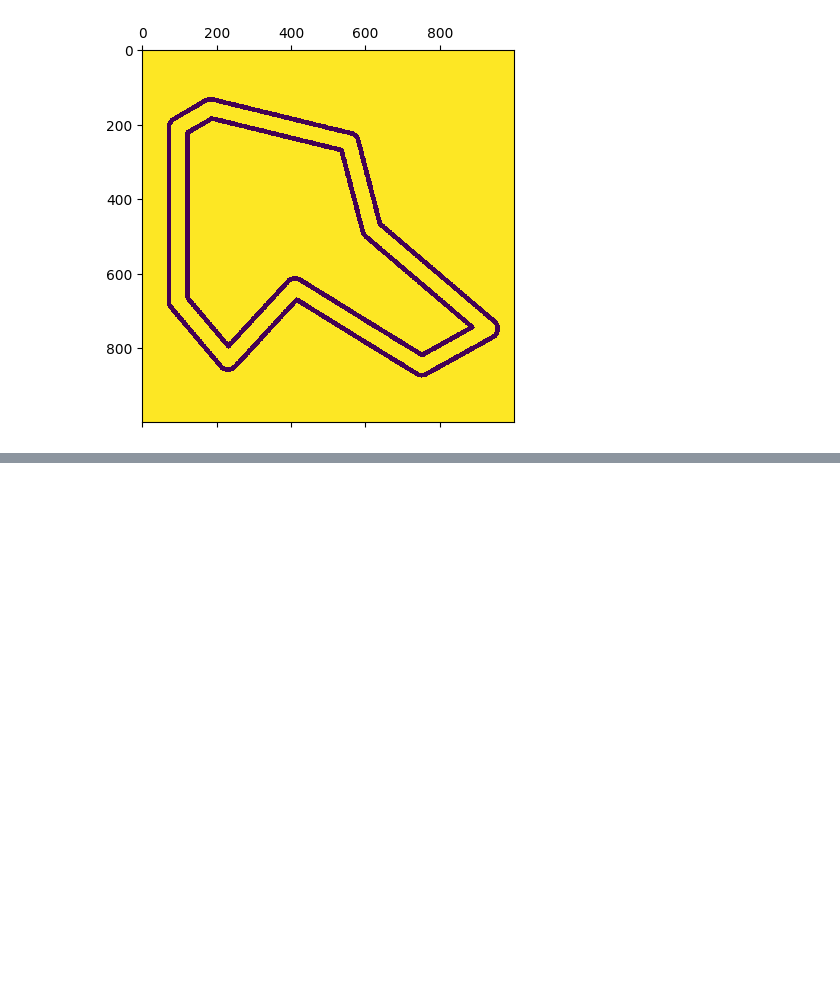
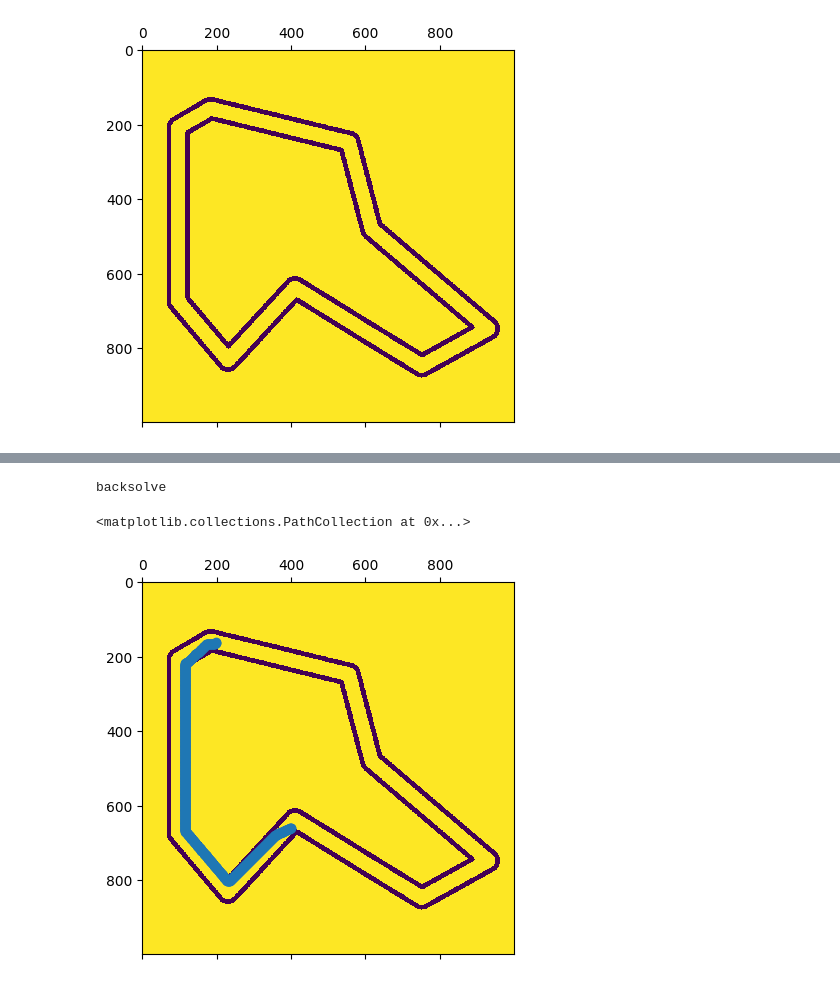
Before and after one commit to tim200002/TAS-Racer, a Jupyter notebook: src/offline_path_finder/src/notebook.ipynb, the cells around one changed output, grey strips where cells are left out. Cells and saved outputs as stored; diff of their text form; code cells hidden in the pictures; blank space fills up the shorter version.

```diff
--- a/src/offline_path_finder/src/notebook.ipynb
+++ b/src/offline_path_finder/src/notebook.ipynb
@@ -20,6 +21,6 @@ plt.matshow(occupancy_grid_filtered)
 
 # For some reason the maps come with an resolution offset
 resolution = occupancy_grid_config["resolution"]
-map = Map(occupancy_grid_filtered, resolution, Point(occupancy_grid_config["origin_x"] - resolution, occupancy_grid_config["origin_y"] -resolution))
+occupancy_map = Map(occupancy_grid_filtered, resolution, Point(occupancy_grid_config["origin_x"] - resolution, occupancy_grid_config["origin_y"] -resolution))
 # %% [output]
 [figure]
@@ -52,0 +35,10 @@ KeyboardInterrupt:
+# %%
+
+path = AStar.find_path(start, goal, occupancy_map.grid)
+
+plt.matshow(occupancy_grid_filtered)
+plt.scatter([point.x for point in path], [point.y for point in path])
+# %% [output]
+backsolve
+<matplotlib.collections.PathCollection at 0x...>
+[figure, added]
```
Also changed, not shown: parts of 5 cells of this notebook, 12 other files.
